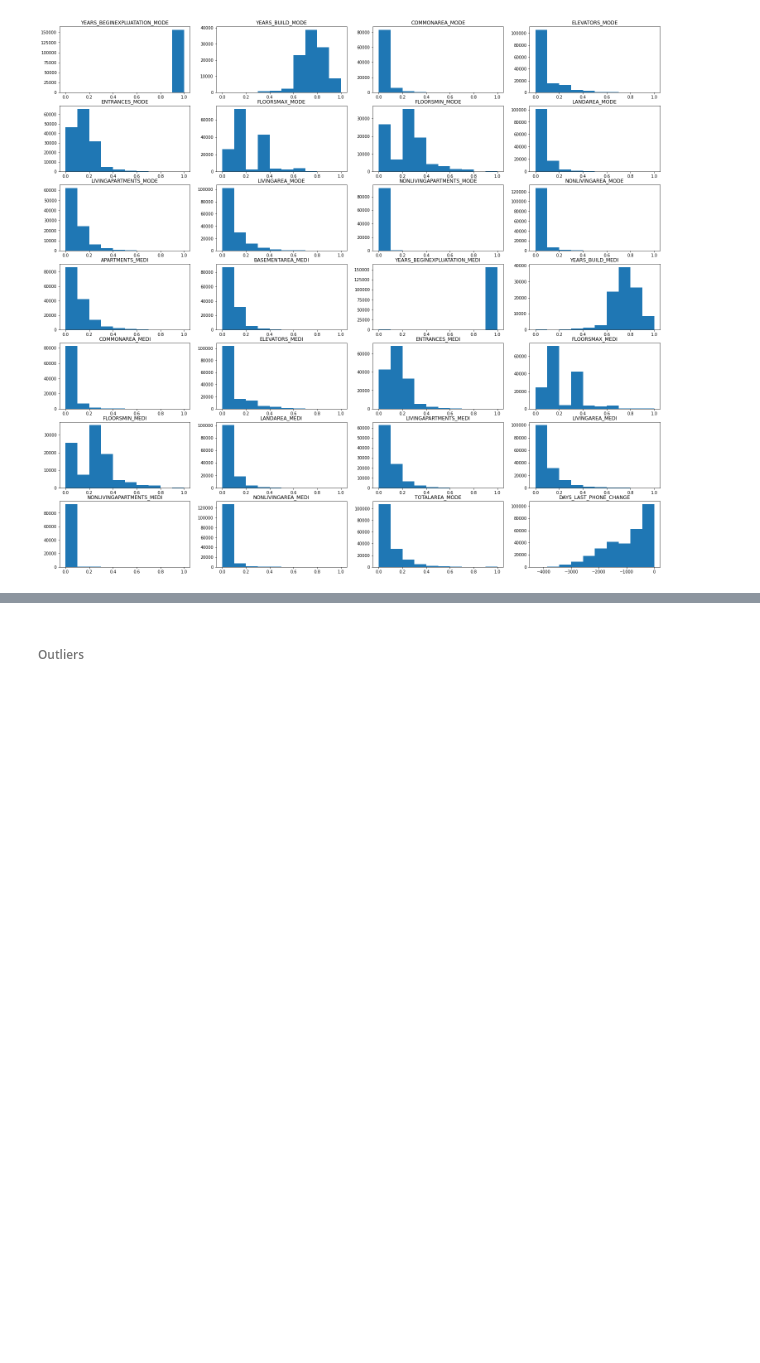
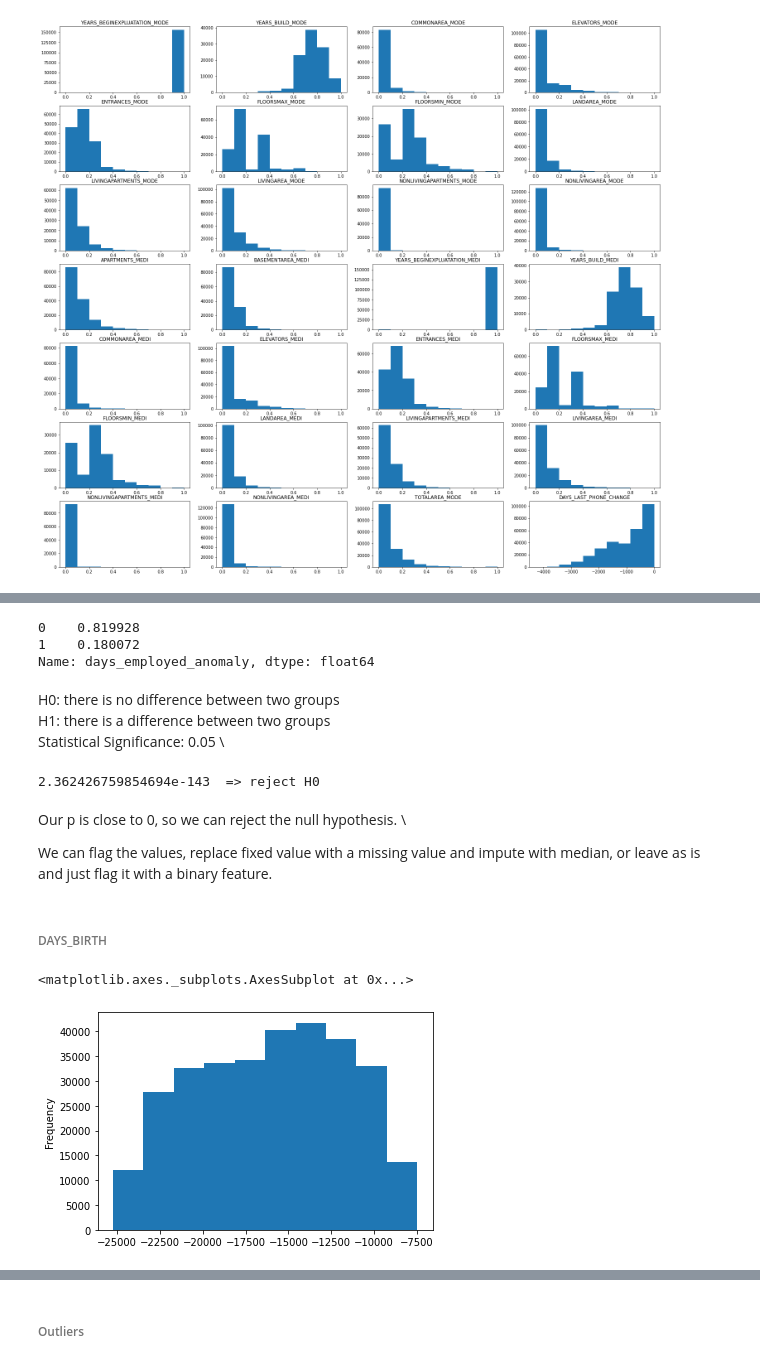
Before and after one commit to LeonMilosevic/home_credit, a Jupyter notebook: home_credit.ipynb, the cells around one changed output, grey strips where cells are left out. Saved outputs shown, nothing was run; the diff lists cells and outputs as text; code cells hidden in the pictures; blank space fills up the shorter version.

```diff
--- a/home_credit.ipynb
+++ b/home_credit.ipynb
@@ -454,0 +439,29 @@ sns.histplot(data=app_train, x="AMT_ANNUITY")
+# %%
+days_employed_chi_test = app_train.copy()
+days_employed_chi_test['days_employed_anomaly'] = 1
+
+days_employed_chi_test.loc[days_employed_chi_test['DAYS_EMPLOYED'] <= 0, 'days_employed_anomaly'] = 0
+days_employed_chi_test['days_employed_anomaly'].value_counts(normalize=True)
+# %% [output]
+0    0.819928
+1    0.180072
+Name: days_employed_anomaly, dtype: float64
+# %% [markdown]
+H0: there is no difference between two groups \
+H1: there is a difference between two groups \
+Statistical Significance: 0.05 \
+# %%
+chi_test_days_employed = stats.chi2_contingency(pd.crosstab(days_employed_chi_test.days_employed_anomaly, days_employed_chi_test.TARGET))
+p = chi_test_days_employed[1]
+if p < 0.05:
+  print(p, " => reject H0")
+else:
+  print(p, " => fail to reject H0")
+# %% [output]
+2.362426759854694e-143  => reject H0
+# %% [markdown]
+Our p is close to 0, so we can reject the null hypothesis. \
+
+We can flag the values, replace fixed value with a missing value and impute with median, or leave as is and just flag it with a binary feature.
+# %% [markdown]
+###### DAYS_BIRTH
@@ -454,0 +470,5 @@ sns.histplot(data=app_train, x="AMT_ANNUITY")
+# %%
+app_train['DAYS_BIRTH'].plot.hist()
+# %% [output]
+<matplotlib.axes._subplots.AxesSubplot at 0x...>
+[figure, added]
```
Also changed, not shown: parts of 22 cells of this notebook.
